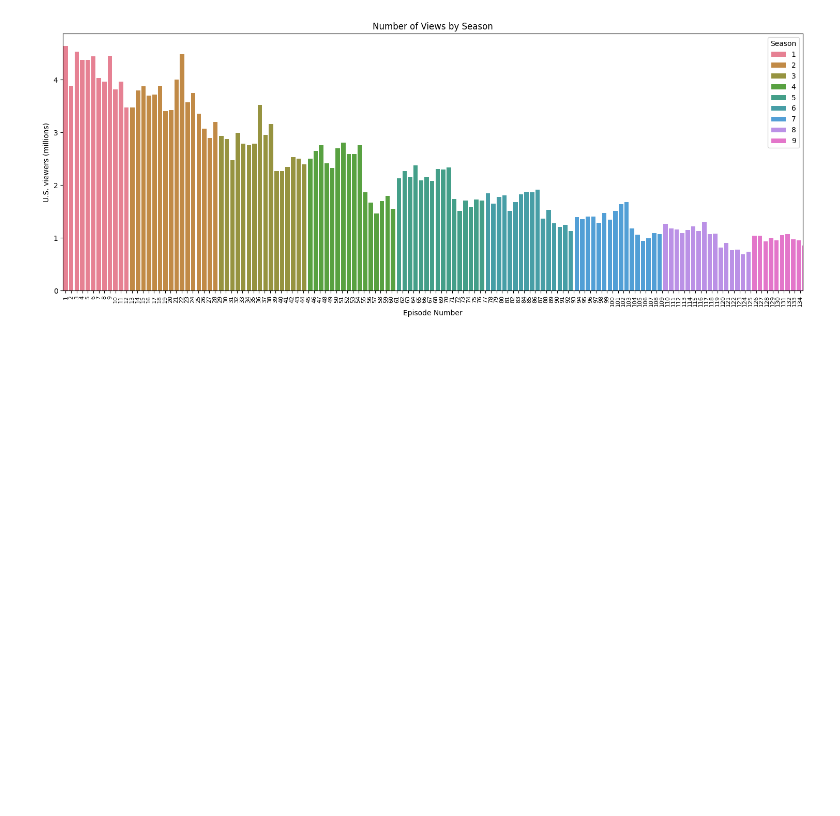
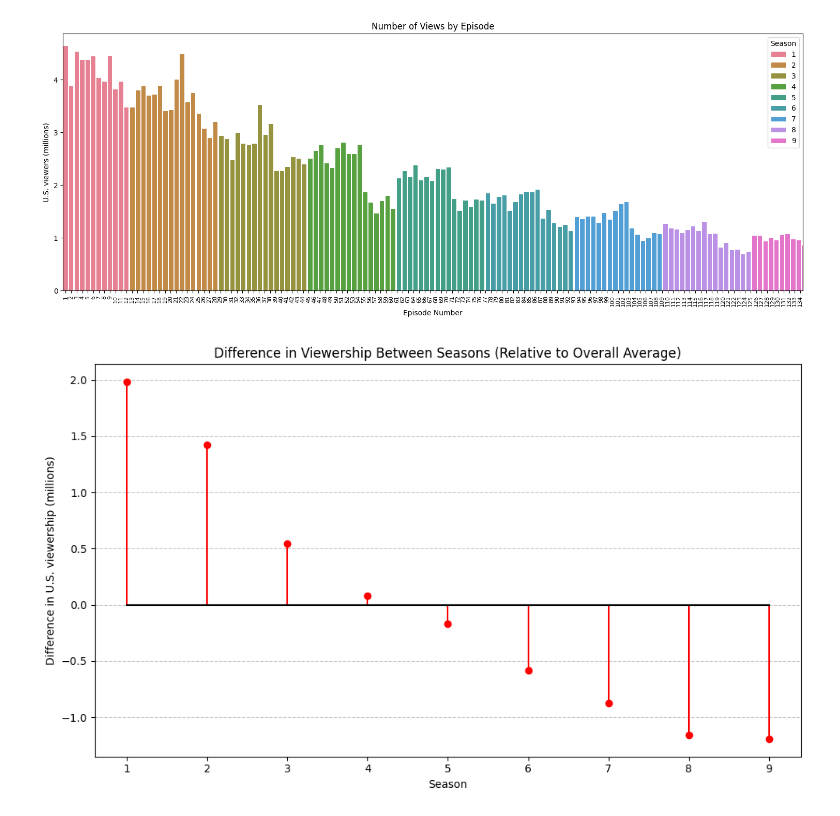
Before and after one commit to gizdy/RR_assignment8repo, a Jupyter notebook: suits_report.ipynb, the cells around one changed output. Drawn from its saved outputs; the diff is of its cells as text; code cells hidden in the pictures; blank space fills up the shorter version.

Commit message:
fixed charts to have a proper order; changed views chart to a lollipop chart to show difference

```diff
--- a/suits_report.ipynb
+++ b/suits_report.ipynb
@@ -44,22 +44,3 @@ Season
 7        16.0  1.303750  0.225207  0.95  1.0850  1.355  1.4250  1.68
 8        16.0  1.022500  0.204206  0.69  0.8100  1.085  1.1650  1.30
 9        10.0  0.989000  0.063849  0.86  0.9600  0.985  1.0400  1.07
-# %%
-import matplotlib.pyplot as plt
-
-#pasting values to have them in 1 col
-merged_table.loc[merged_table['Season'] == 9, 'Original air date'] = merged_table.loc[merged_table['Season'] == 9, 'Original air date [126]']
-
-#fixing datatype
-merged_table['Original air date'] = pd.to_datetime(merged_table['Original air date'])
-
-#plotting
-plt.figure(figsize=(10, 6))
-plt.plot(merged_table['Original air date'], merged_table['U.S. viewers (millions)'], marker='o', linestyle='-')
-plt.title('Viewership Over Time')
-plt.xlabel('Original air date')
-plt.ylabel('U.S. viewers (millions)')
-plt.grid(True)
-plt.xticks(rotation=45)
-plt.tight_layout()
-plt.show()
@@ -85,3 +65,20 @@ plt.tight_layout()
 plt.show()
 # %% [output]
 [figure]
+# %%
+overall_average_viewership = merged_table['U.S. viewers (millions)'].mean()
+
+#calculating diff
+season_avg_viewership = merged_table.groupby('Season')['U.S. viewers (millions)'].mean()
+season_diff_from_avg = season_avg_viewership - overall_average_viewership
+
+plt.figure(figsize=(10, 6))
+plt.stem(season_diff_from_avg.index, season_diff_from_avg.values, markerfmt='ro', linefmt='r-', basefmt='k-')
+plt.title('Difference in Viewership Between Seasons (Relative to Overall Average)')
+plt.xlabel('Season')
+plt.ylabel('Difference in U.S. viewership (millions)')
+plt.grid(axis='y', linestyle='--', alpha=0.7)
+plt.tight_layout()
+plt.show()
+# %% [output]
+[figure, added]
```
Also changed, not shown: parts of 2 cells of this notebook.
